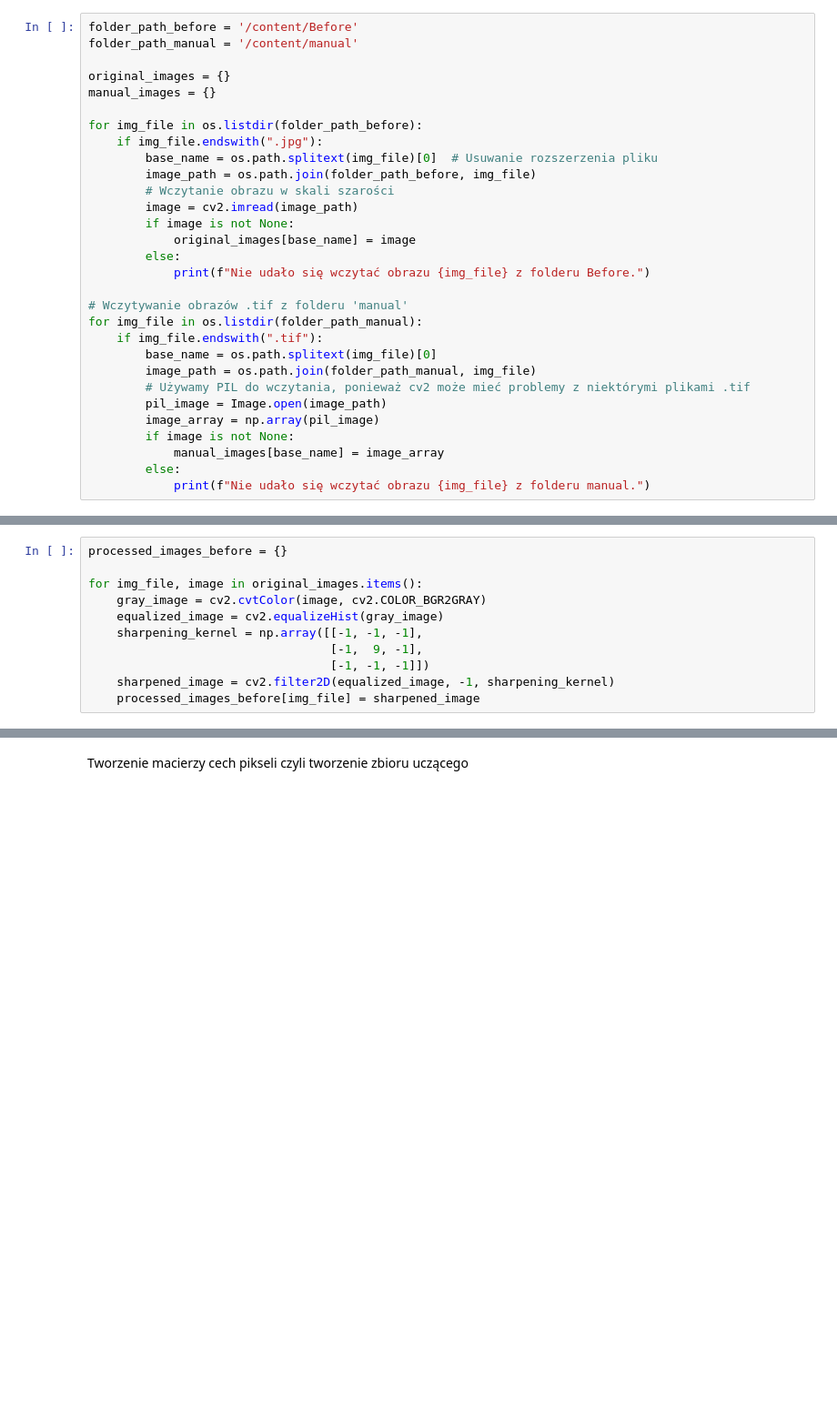
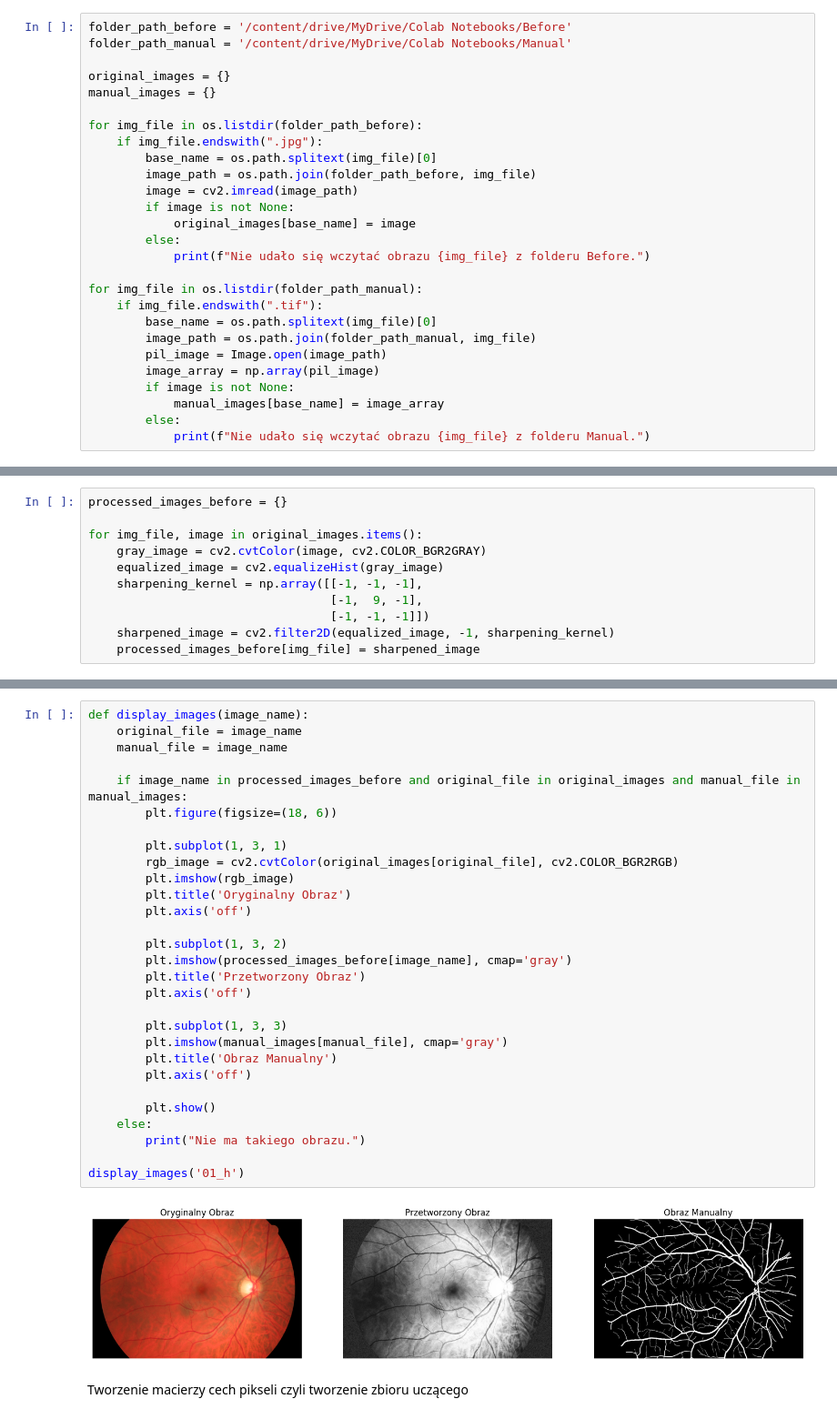
Before and after one commit to Sudol67/MachineLearningEyeVeins, a Jupyter notebook: DnoOkaV2.ipynb, the cells around one changed output, grey strips where cells are left out. Shown at 91% size. Drawn from its saved outputs; the diff is of its cells as text; blank space fills up the shorter version.

```diff
--- a/DnoOkaV2.ipynb
+++ b/DnoOkaV2.ipynb
@@ -14,30 +27,27 @@ matplotlib - wyswietlanie
 # %%
-folder_path_before = '/content/Before'
-folder_path_manual = '/content/manual'
+folder_path_before = '/content/drive/MyDrive/Colab Notebooks/Before'
+folder_path_manual = '/content/drive/MyDrive/Colab Notebooks/Manual'
 
 original_images = {}
 manual_images = {}
 
 for img_file in os.listdir(folder_path_before):
     if img_file.endswith(".jpg"):
-        base_name = os.path.splitext(img_file)[0]  # Usuwanie rozszerzenia pliku
+        base_name = os.path.splitext(img_file)[0]
         image_path = os.path.join(folder_path_before, img_file)
-        # Wczytanie obrazu w skali szarości
         image = cv2.imread(image_path)
         if image is not None:
             original_images[base_name] = image
         else:
             print(f"Nie udało się wczytać obrazu {img_file} z folderu Before.")
 
-# Wczytywanie obrazów .tif z folderu 'manual'
 for img_file in os.listdir(folder_path_manual):
     if img_file.endswith(".tif"):
         base_name = os.path.splitext(img_file)[0]
         image_path = os.path.join(folder_path_manual, img_file)
-        # Używamy PIL do wczytania, ponieważ cv2 może mieć problemy z niektórymi plikami .tif
         pil_image = Image.open(image_path)
         image_array = np.array(pil_image)
         if image is not None:
             manual_images[base_name] = image_array
         else:
-            print(f"Nie udało się wczytać obrazu {img_file} z folderu manual.")
+            print(f"Nie udało się wczytać obrazu {img_file} z folderu Manual.")
@@ -71,2 +74,33 @@ Nie ma takiego obrazu.
+# %%
+def display_images(image_name):
+    original_file = image_name
+    manual_file = image_name
+
+    if image_name in processed_images_before and original_file in original_images and manual_file in manual_images:
+        plt.figure(figsize=(18, 6))
+
+        plt.subplot(1, 3, 1)
+        rgb_image = cv2.cvtColor(original_images[original_file], cv2.COLOR_BGR2RGB)
+        plt.imshow(rgb_image)
+        plt.title('Oryginalny Obraz')
+        plt.axis('off')
+
+        plt.subplot(1, 3, 2)
+        plt.imshow(processed_images_before[image_name], cmap='gray')
+        plt.title('Przetworzony Obraz')
+        plt.axis('off')
+
+        plt.subplot(1, 3, 3)
+        plt.imshow(manual_images[manual_file], cmap='gray')
+        plt.title('Obraz Manualny')
+        plt.axis('off')
+
+        plt.show()
+    else:
+        print("Nie ma takiego obrazu.")
+
+display_images('01_h')
+# %% [output]
+[figure, added]
 # %% [markdown]
 Tworzenie macierzy cech pikseli czyli tworzenie zbioru uczącego
```
Also changed, not shown: parts of 13 cells of this notebook.
